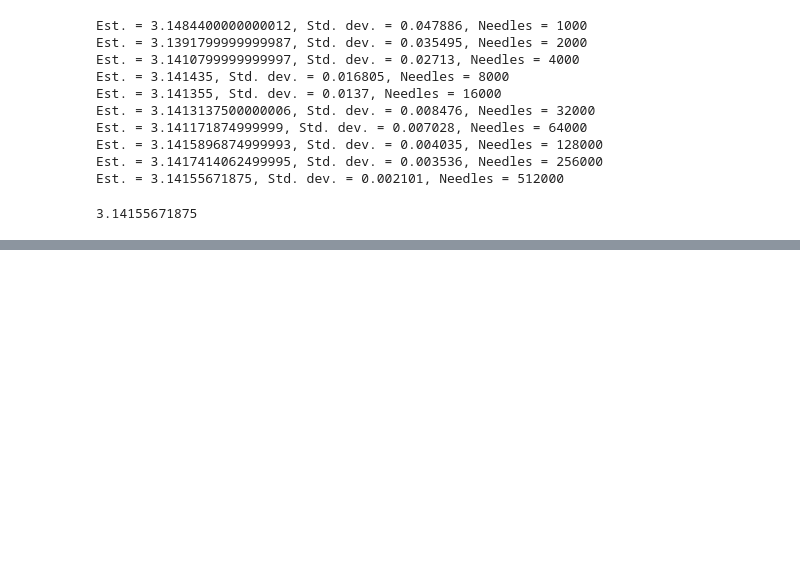
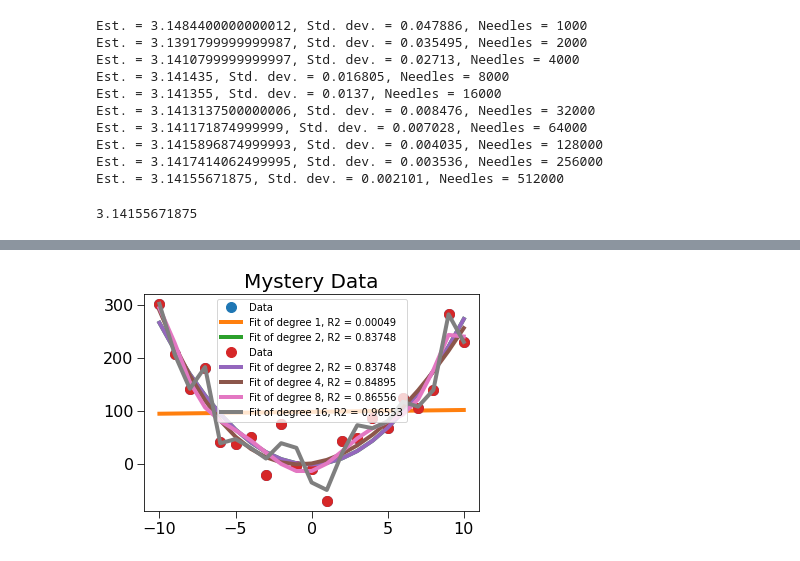
Before and after one commit to Meta-Sean/6.0001, a Jupyter notebook: 6_0002.ipynb, the cells around one changed output, grey strips where cells are left out. Saved outputs shown, nothing was run; the diff lists cells and outputs as text; code cells hidden in the pictures; blank space fills up the shorter version.

```diff
--- a/6_0002.ipynb
+++ b/6_0002.ipynb
@@ -1120,0 +1230,65 @@ Est. = 3.14155671875, Std. dev. = 0.002101, Needles = 512000
+# %%
+##Compare models
+def aveMeanSquareError(data, predicted):
+    error = 0.0
+    for i in range(len(data)):
+        error += (data[i] - predicted[i])**2
+    return error/len(data)
+
+#code to compare fits for mystery data
+#estYVals = pylab.polyval(model1, xVals)
+#print('Ave. mean square error for linear model =',
+#      aveMeanSquareError(yVals, estYVals))
+#estYVals = pylab.polyval(model2, xVals)
+#print('Ave. mean square error for quadratic model =',
+#      aveMeanSquareError(yVals, estYVals))
+
+def rSquared(observed, predicted):
+    error = ((predicted - observed)**2).sum()
+    meanError = error/len(observed)
+    return 1 - (meanError/numpy.var(observed))
+
+def genFits(xVals, yVals, degrees):
+    models = []
+    for d in degrees:
+        model = pylab.polyfit(xVals, yVals, d)
+        models.append(model)
+    return models
+
+def testFits(models, degrees, xVals, yVals, title):
+    pylab.plot(xVals, yVals, 'o', label = 'Data')
+    for i in range(len(models)):
+        estYVals = pylab.polyval(models[i], xVals)
+        error = rSquared(yVals, estYVals)
+        pylab.plot(xVals, estYVals,
+                   label = 'Fit of degree '\
+                   + str(degrees[i])\
+                   + ', R2 = ' + str(round(error, 5)))
+    pylab.legend(loc = 'best')
+    pylab.title(title)
+
+#code for testing goodness of fit to parabolic data
+
+xVals, yVals = getData('mysteryData.txt')
+degrees = (1, 2)
+models = genFits(xVals, yVals, degrees)
+testFits(models, degrees, xVals, yVals, 'Mystery Data')
+
+#Compare higher-order fits
+degrees = (2, 4, 8, 16)
+models = genFits(xVals, yVals, degrees)
+testFits(models, degrees, xVals, yVals, 'Mystery Data')
+
+def genNoisyParabolicData(a, b, c, xVals, fName):
+    yVals = []
+    for x in xVals:
+        theoreticalVal = a*x**2 + b*x + c
+        yVals.append(theoreticalVal\
+        + random.gauss(0, 35))
+    f = open(fName,'w')
+    f.write('x        y\n')
+    for i in range(len(yVals)):
+        f.write(str(yVals[i]) + ' ' + str(xVals[i]) + '\n')
+    f.close()
+# %% [output]
+[figure, added]
```
Also changed, not shown: parts of 4 cells of this notebook.
